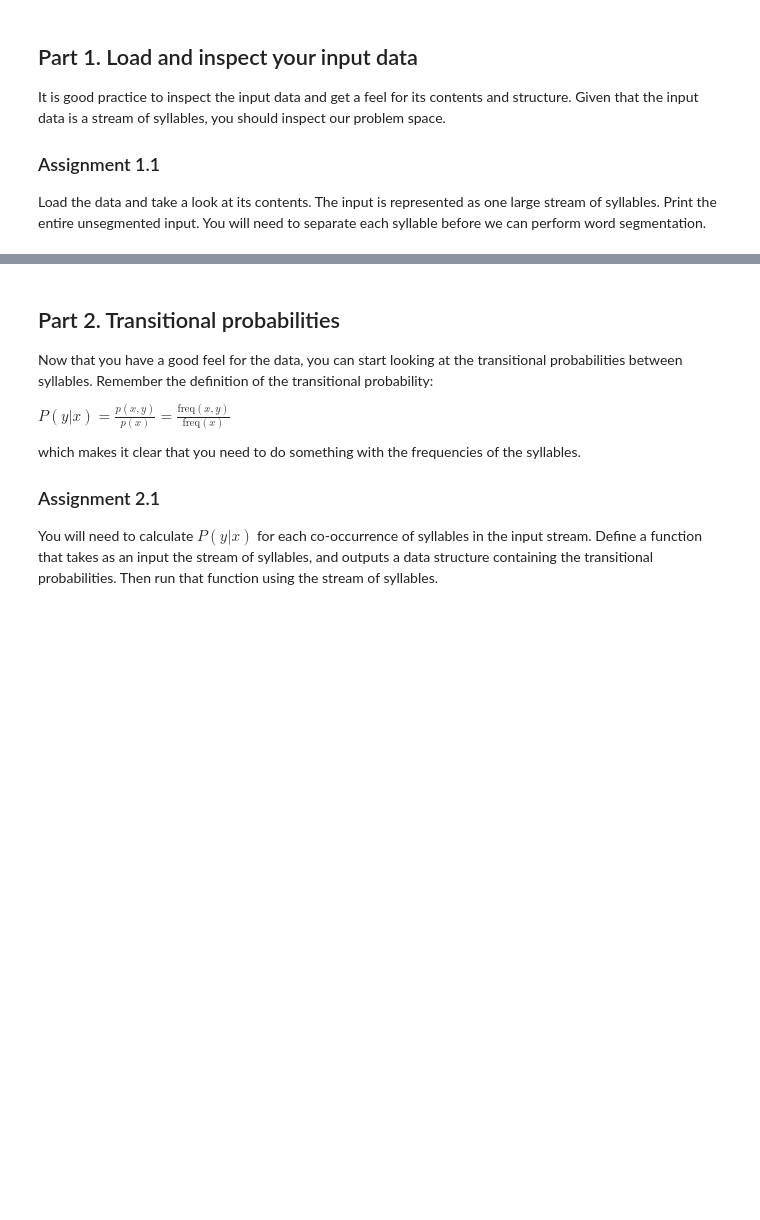
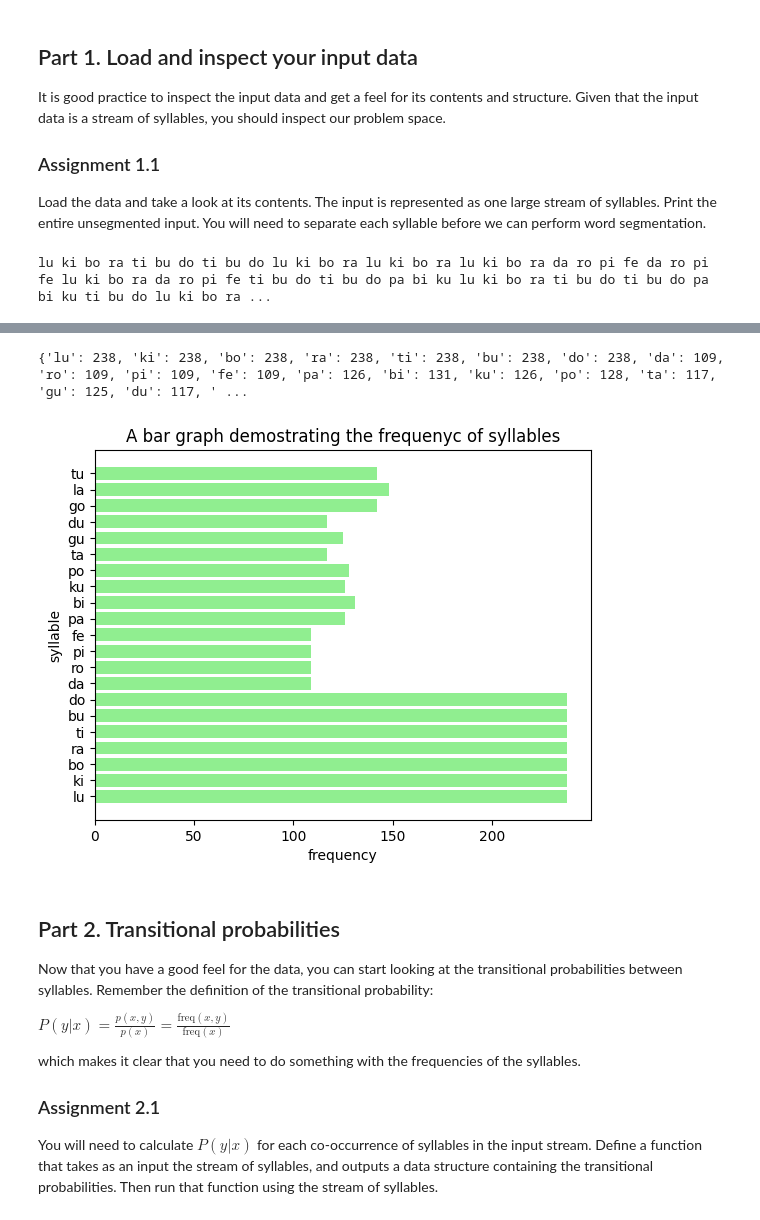
Before and after one commit to miavangellecum/cognition-and-computation, a Jupyter notebook: language/language.ipynb, the cells around one changed output, grey strips where cells are left out. Drawn from its saved outputs; the diff is of its cells as text; code cells hidden in the pictures; blank space fills up the shorter version.

```diff
--- a/language/language.ipynb
+++ b/language/language.ipynb
@@ -37,7 +38,10 @@ Load the data and take a look at its contents. The input is represented as one l
 with open("input.txt") as f:
     rawdata = f.read()
 
+print(rawdata)
 ### your code
+# %% [output]
+lu ki bo ra ti bu do ti bu do lu ki bo ra lu ki bo ra lu ki bo ra da ro pi fe da ro pi fe lu ki bo ra da ro pi fe ti bu do ti bu do pa bi ku lu ki bo ra ti bu do ti bu do pa bi ku ti bu do lu ki bo ra ...
 # %% [markdown]
 ### Assignment 1.2
 
@@ -49,3 +51,26 @@ Now, create a plot of all syllables in the input and their frequencies. It shoul
+# %%
+### your code
+
+#split by spaces to get the thing, count each word and plot
+
+syllables = rawdata.split()
+frequency_dictionary = {}
+#print(syllables)
+
+#make a dictionary to count syllables
+for syllable in syllables:
+	frequency_dictionary[syllable] = frequency_dictionary.get(syllable, 0) + 1
+
+print(frequency_dictionary)
+
+plt.barh(frequency_dictionary.keys(), frequency_dictionary.values(), color='lightgreen')
+plt.xlabel('frequency')
+plt.ylabel('syllable')
+plt.title('A bar graph demostrating the frequenyc of syllables')
+plt.show()
+# %% [output]
+{'lu': 238, 'ki': 238, 'bo': 238, 'ra': 238, 'ti': 238, 'bu': 238, 'do': 238, 'da': 109, 'ro': 109, 'pi': 109, 'fe': 109, 'pa': 126, 'bi': 131, 'ku': 126, 'po': 128, 'ta': 117, 'gu': 125, 'du': 117, ' ...
+[figure, added]
 # %% [markdown]
 ## Part 2. Transitional probabilities
 
```
Also changed, not shown: parts of 5 cells of this notebook.
